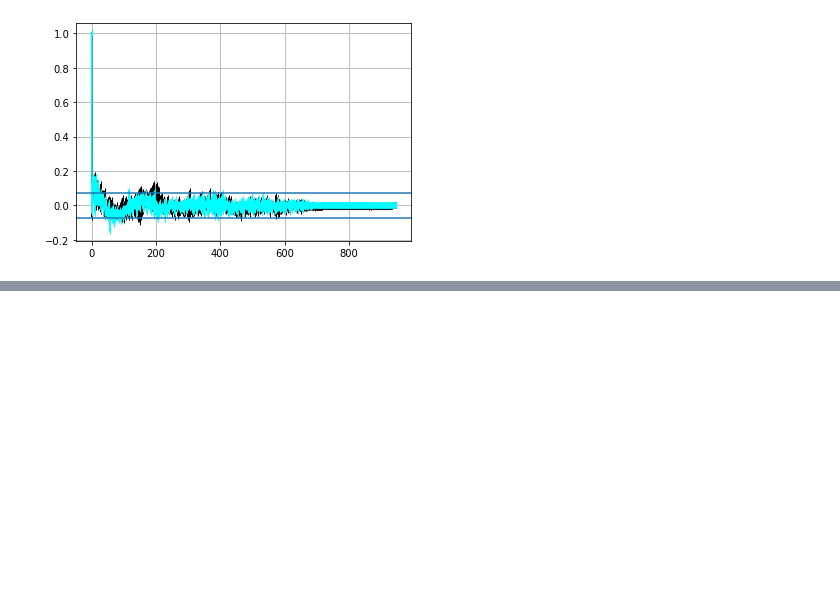
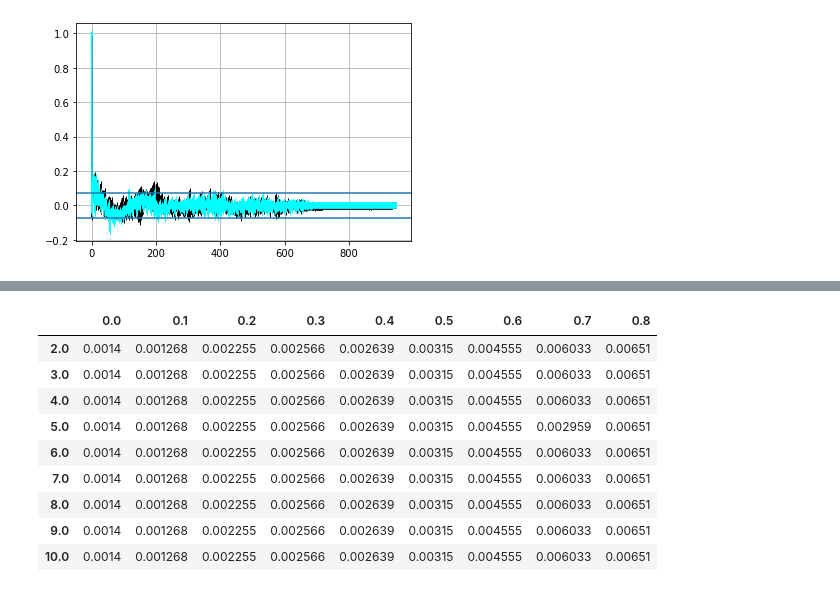
Before and after one commit to miguelcarcamov/csromer, a Jupyter notebook: framework_simulation_tests_csbasis.ipynb, the cells around one changed output, grey strips where cells are left out. Saved outputs shown, nothing was run; the diff lists cells and outputs as text; code cells hidden in the pictures; blank space fills up the shorter version.

```diff
--- a/framework_simulation_tests_csbasis.ipynb
+++ b/framework_simulation_tests_csbasis.ipynb
@@ -327,2 +363,13 @@ pd.DataFrame(np.array_split([x.rmse for x in test_objs], len(remove_frac)), colu
 # %%
-pd.DataFrame(np.array_split([x.sparsity*100.0 for x in test_objs], len(remove_frac)), columns=remove_frac, index=nsigma)
+pd.DataFrame(np.array_split([x.sparsity*100.0 for x in test_objs], len(remove_frac)), columns=remove_frac, index=1/nsigma)
+# %% [output]
+|  | 0.0 | 0.1 | 0.2 | 0.3 | 0.4 | 0.5 | 0.6 | 0.7 | 0.8 |
+| 2.0 | 0.0014 | 0.001268 | 0.002255 | 0.002566 | 0.002639 | 0.00315 | 0.004555 | 0.006033 | 0.00651 |
+| 3.0 | 0.0014 | 0.001268 | 0.002255 | 0.002566 | 0.002639 | 0.00315 | 0.004555 | 0.006033 | 0.00651 |
+| 4.0 | 0.0014 | 0.001268 | 0.002255 | 0.002566 | 0.002639 | 0.00315 | 0.004555 | 0.006033 | 0.00651 |
+| 5.0 | 0.0014 | 0.001268 | 0.002255 | 0.002566 | 0.002639 | 0.00315 | 0.004555 | 0.002959 | 0.00651 |
+| 6.0 | 0.0014 | 0.001268 | 0.002255 | 0.002566 | 0.002639 | 0.00315 | 0.004555 | 0.006033 | 0.00651 |
+| 7.0 | 0.0014 | 0.001268 | 0.002255 | 0.002566 | 0.002639 | 0.00315 | 0.004555 | 0.006033 | 0.00651 |
+| 8.0 | 0.0014 | 0.001268 | 0.002255 | 0.002566 | 0.002639 | 0.00315 | 0.004555 | 0.006033 | 0.00651 |
+| 9.0 | 0.0014 | 0.001268 | 0.002255 | 0.002566 | 0.002639 | 0.00315 | 0.004555 | 0.006033 | 0.00651 |
+| 10.0 | 0.0014 | 0.001268 | 0.002255 | 0.002566 | 0.002639 | 0.00315 | 0.004555 | 0.006033 | 0.00651 |
```
Also changed, not shown: parts of 15 cells of this notebook, 1 other file.
